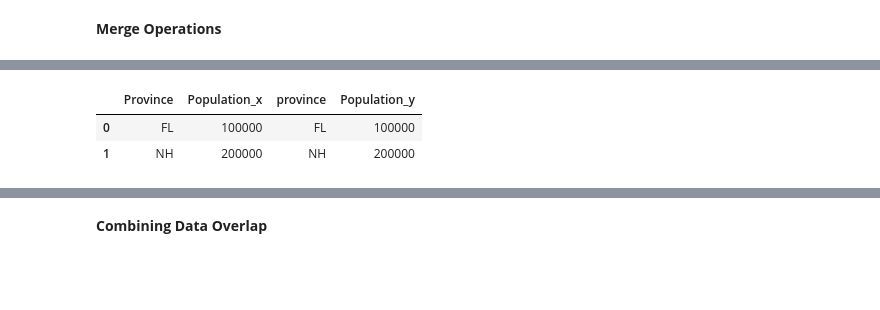
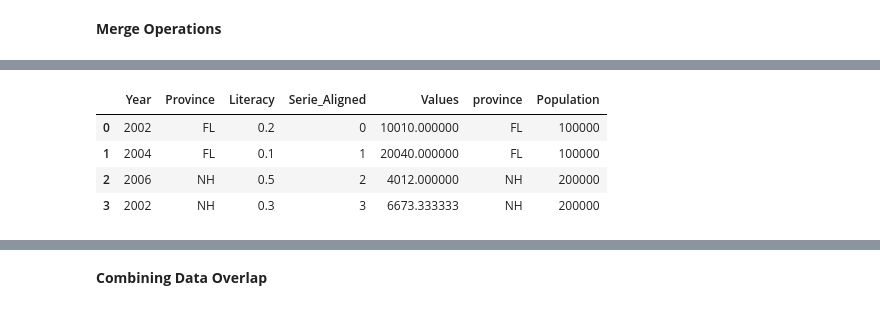
Before and after one commit to navyatheethira/INTERNSOFTcodefiles, a Jupyter notebook: nav7.ipynb, the cells around one changed output, grey strips where cells are left out. Saved outputs shown, nothing was run; the diff lists cells and outputs as text; code cells hidden in the pictures; blank space fills up the shorter version.

```diff
--- a/nav7.ipynb
+++ b/nav7.ipynb
@@ -2,0 +185,4 @@
+# %%
+df=pd.DataFrame([{'aa':1,'bb':2},{'bb':3,'cc':6}])
+df=df.to_dict()
+df
@@ -173,8 +369,10 @@ Lon.merge(Lon2)
 # %%
-Lon3=pd.DataFrame({"province":["FL","NH"],"Population":["100000","200000"]})
-Lon3
-Lon2.merge(Lon3,right_on='province',left_on='Province')
+df3=pd.DataFrame({"province":["FL","NH"],"Population":["100000","200000"]})
+df3
+df.merge(df3,right_on='province',left_on='Province')
 # %% [output]
-|  | Province | Population_x | province | Population_y |
-| 0 | FL | 100000 | FL | 100000 |
-| 1 | NH | 200000 | NH | 200000 |
+|  | Year | Province | Literacy | Serie_Aligned | Values | province | Population |
+| 0 | 2002 | FL | 0.2 | 0 | 10010.000000 | FL | 100000 |
+| 1 | 2004 | FL | 0.1 | 1 | 20040.000000 | FL | 100000 |
+| 2 | 2006 | NH | 0.5 | 2 | 4012.000000 | NH | 200000 |
+| 3 | 2002 | NH | 0.3 | 3 | 6673.333333 | NH | 200000 |
```
Also changed, not shown: parts of 42 cells of this notebook.
